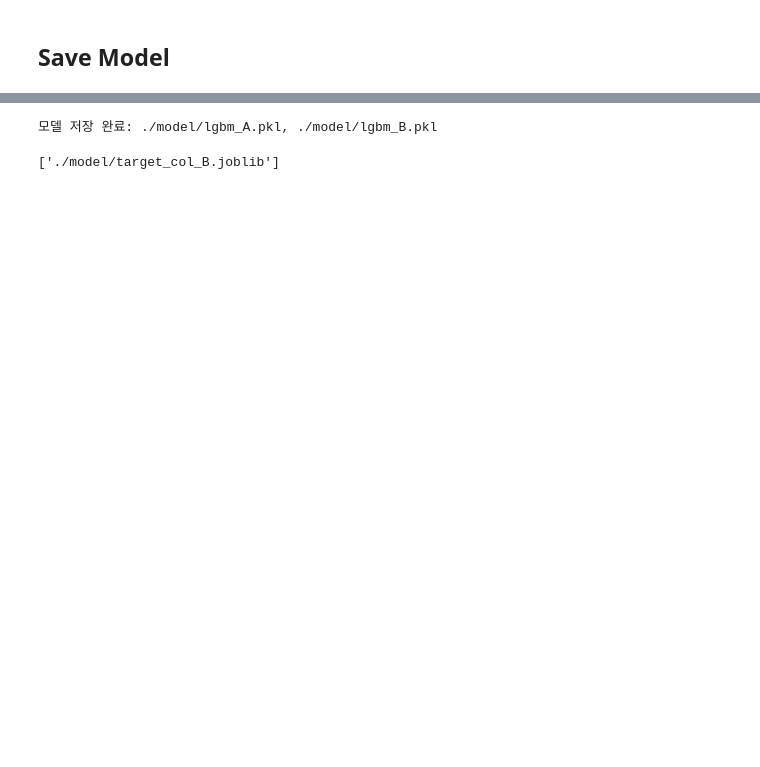
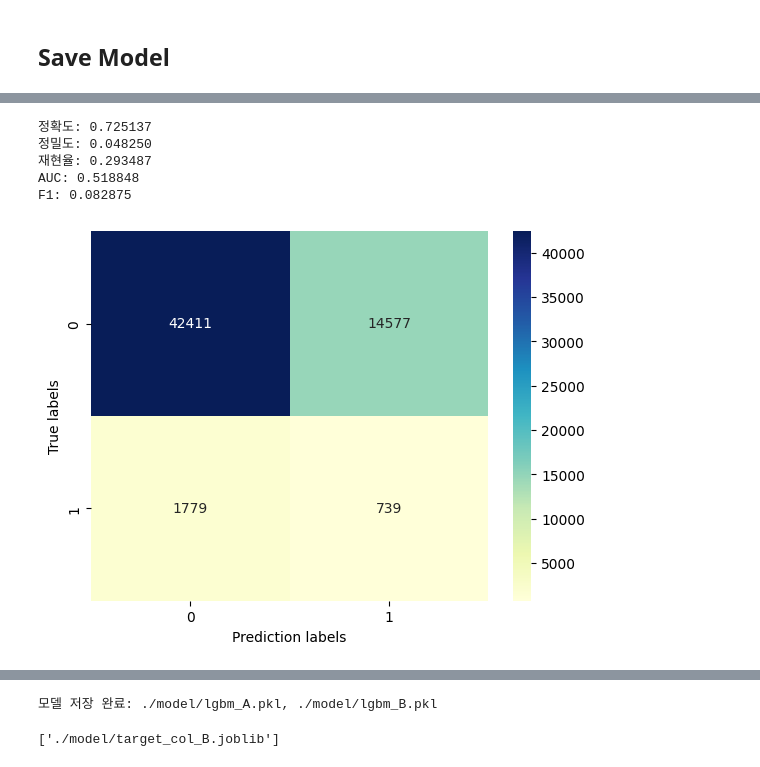
Before and after one commit to hongjeonghui/data-contest-lab, a Jupyter notebook: notebooks/test_di/[Baseline_Train]_LightGBM을 활용한 모델 학습 및 피쳐엔지니어링 (학습) (2).ipynb, the cells around one changed output, grey strips where cells are left out. Saved outputs shown, nothing was run; the diff lists cells and outputs as text; code cells hidden in the pictures; blank space fills up the shorter version.

```diff
--- a/notebooks/test_di/[Baseline_Train]_LightGBM을 활용한 모델 학습 및 피쳐엔지니어링 (학습) (2).ipynb
+++ b/notebooks/test_di/[Baseline_Train]_LightGBM을 활용한 모델 학습 및 피쳐엔지니어링 (학습) (2).ipynb
@@ -738,2 +827,11 @@ np.int64(2938)
+# %%
+get_clf_eval(y_val_B, y_pred_B)
+# %% [output]
+정확도: 0.725137
+정밀도: 0.048250
+재현율: 0.293487
+AUC: 0.518848
+F1: 0.082875
+[figure, added]
 # %%
 test_pred = model_A.predict(X_pre_val_A)
```
Also changed, not shown: parts of 50 cells of this notebook.
